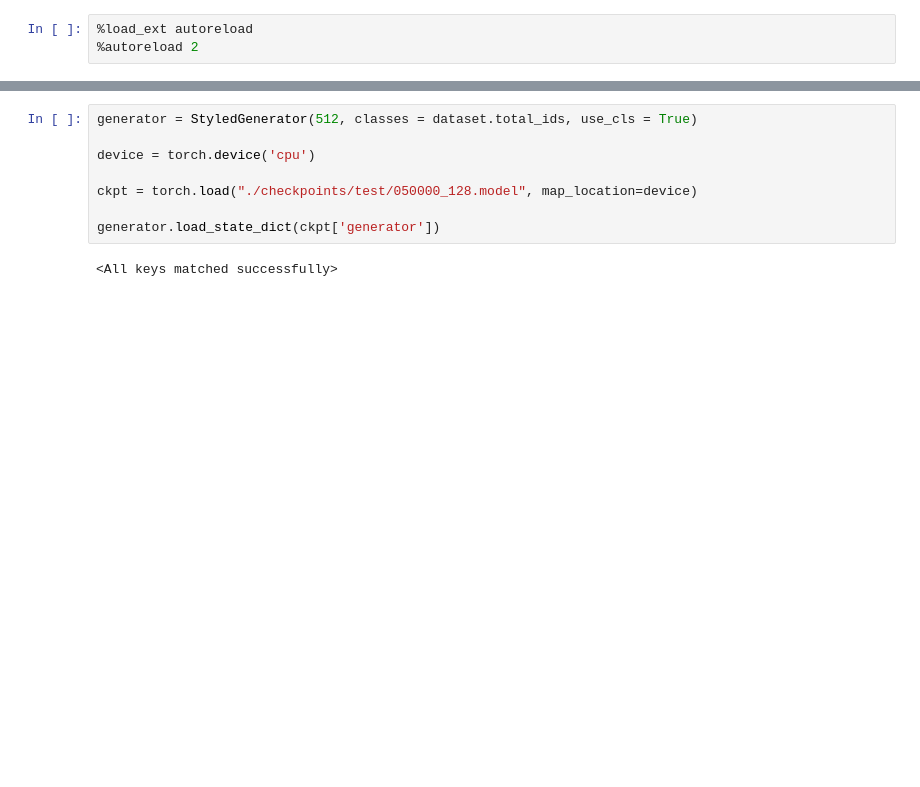
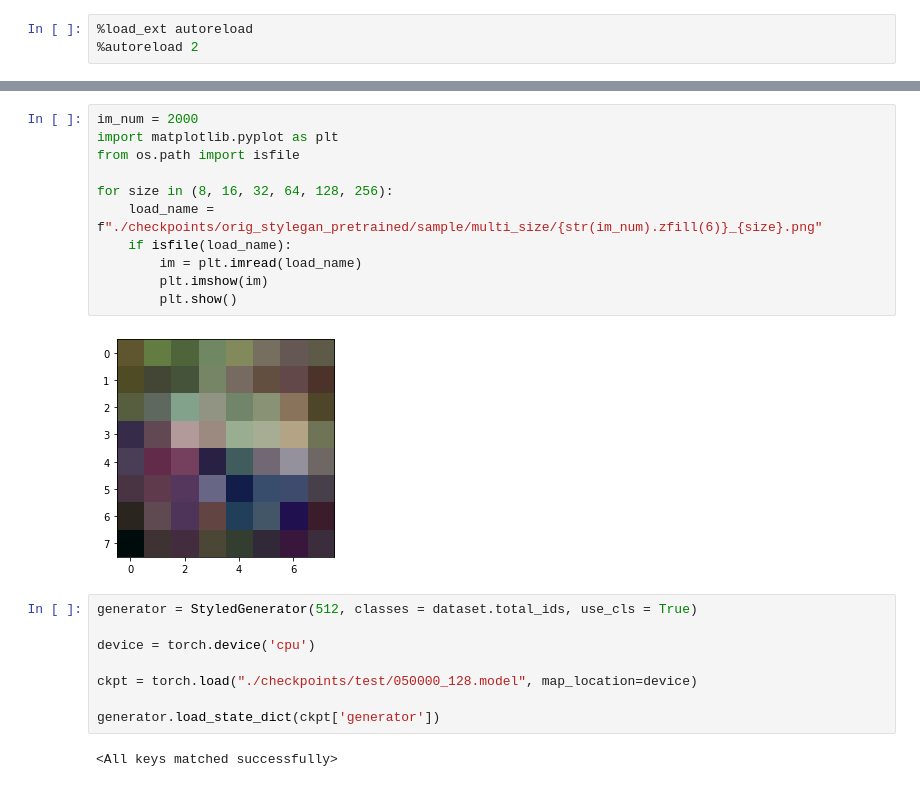
Before and after one commit to mirmashel/cycleGAN_and_re-id, a Jupyter notebook: stylegan/test_realisation.ipynb, the cells around one changed output, grey strips where cells are left out. Drawn from its saved outputs; the diff is of its cells as text; blank space fills up the shorter version.

```diff
--- a/stylegan/test_realisation.ipynb
+++ b/stylegan/test_realisation.ipynb
@@ -21,3 +29,16 @@ plt.imshow(im)
+# %%
+im_num = 2000
+import matplotlib.pyplot as plt
+from os.path import isfile
+
+for size in (8, 16, 32, 64, 128, 256):
+    load_name = f"./checkpoints/orig_stylegan_pretrained/sample/multi_size/{str(im_num).zfill(6)}_{size}.png"
+    if isfile(load_name):
+        im = plt.imread(load_name)
+        plt.imshow(im)
+        plt.show()
+# %% [output]
+[figure, added]
 # %%
 generator = StyledGenerator(512, classes = dataset.total_ids, use_cls = True)
 
```
Also changed, not shown: parts of 8 cells of this notebook, 7 other files.
